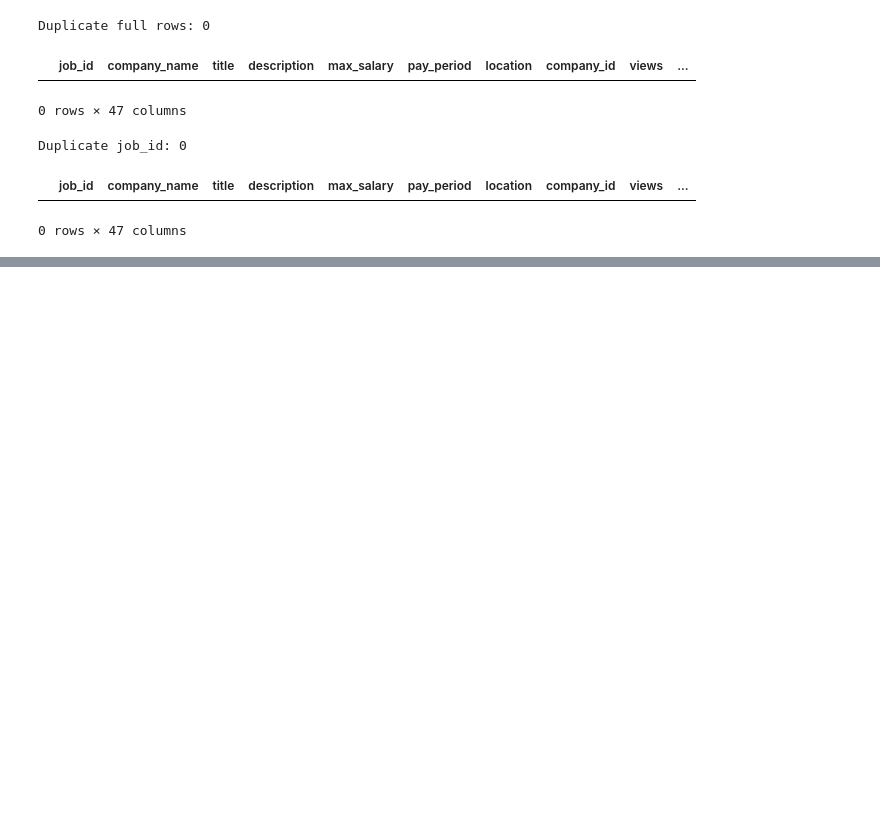
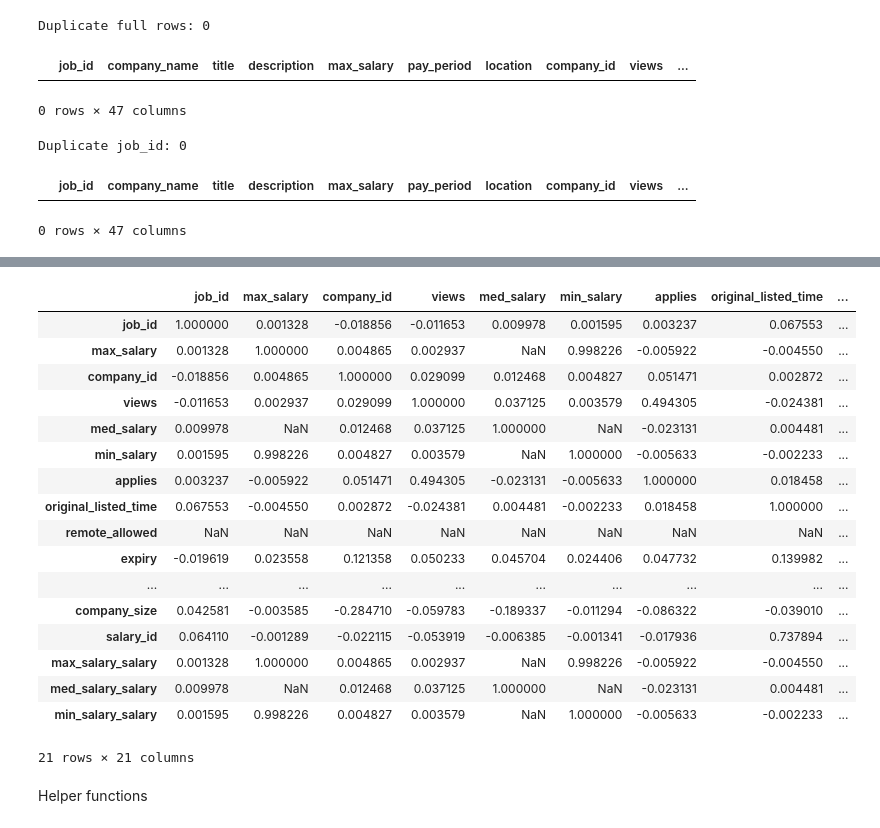
Before and after one commit to abduyea/Career-Trends-Analyzer, a Jupyter notebook: notebooks/data_cleaning_and_preprocessing.ipynb, the cells around one changed output, grey strips where cells are left out. Saved outputs shown, nothing was run; the diff lists cells and outputs as text; code cells hidden in the pictures; blank space fills up the shorter version.

```diff
--- a/notebooks/data_cleaning_and_preprocessing.ipynb
+++ b/notebooks/data_cleaning_and_preprocessing.ipynb
@@ -202,0 +275,23 @@ Duplicate job_id: 0
+# %%
+df.corr(numeric_only=True)
+# %% [output]
+|  | job_id | max_salary | company_id | views | med_salary | min_salary | applies | original_listed_time | ... |
+| job_id | 1.000000 | 0.001328 | -0.018856 | -0.011653 | 0.009978 | 0.001595 | 0.003237 | 0.067553 | ... |
+| max_salary | 0.001328 | 1.000000 | 0.004865 | 0.002937 | NaN | 0.998226 | -0.005922 | -0.004550 | ... |
+| company_id | -0.018856 | 0.004865 | 1.000000 | 0.029099 | 0.012468 | 0.004827 | 0.051471 | 0.002872 | ... |
+| views | -0.011653 | 0.002937 | 0.029099 | 1.000000 | 0.037125 | 0.003579 | 0.494305 | -0.024381 | ... |
+| med_salary | 0.009978 | NaN | 0.012468 | 0.037125 | 1.000000 | NaN | -0.023131 | 0.004481 | ... |
+| min_salary | 0.001595 | 0.998226 | 0.004827 | 0.003579 | NaN | 1.000000 | -0.005633 | -0.002233 | ... |
+| applies | 0.003237 | -0.005922 | 0.051471 | 0.494305 | -0.023131 | -0.005633 | 1.000000 | 0.018458 | ... |
+| original_listed_time | 0.067553 | -0.004550 | 0.002872 | -0.024381 | 0.004481 | -0.002233 | 0.018458 | 1.000000 | ... |
+| remote_allowed | NaN | NaN | NaN | NaN | NaN | NaN | NaN | NaN | ... |
+| expiry | -0.019619 | 0.023558 | 0.121358 | 0.050233 | 0.045704 | 0.024406 | 0.047732 | 0.139982 | ... |
+| ... | ... | ... | ... | ... | ... | ... | ... | ... | ... |
+| company_size | 0.042581 | -0.003585 | -0.284710 | -0.059783 | -0.189337 | -0.011294 | -0.086322 | -0.039010 | ... |
+| salary_id | 0.064110 | -0.001289 | -0.022115 | -0.053919 | -0.006385 | -0.001341 | -0.017936 | 0.737894 | ... |
+| max_salary_salary | 0.001328 | 1.000000 | 0.004865 | 0.002937 | NaN | 0.998226 | -0.005922 | -0.004550 | ... |
+| med_salary_salary | 0.009978 | NaN | 0.012468 | 0.037125 | 1.000000 | NaN | -0.023131 | 0.004481 | ... |
+| min_salary_salary | 0.001595 | 0.998226 | 0.004827 | 0.003579 | NaN | 1.000000 | -0.005633 | -0.002233 | ... |
+21 rows × 21 columns
+# %% [markdown]
+Helper functions
```
Also changed, not shown: parts of 8 cells of this notebook.
